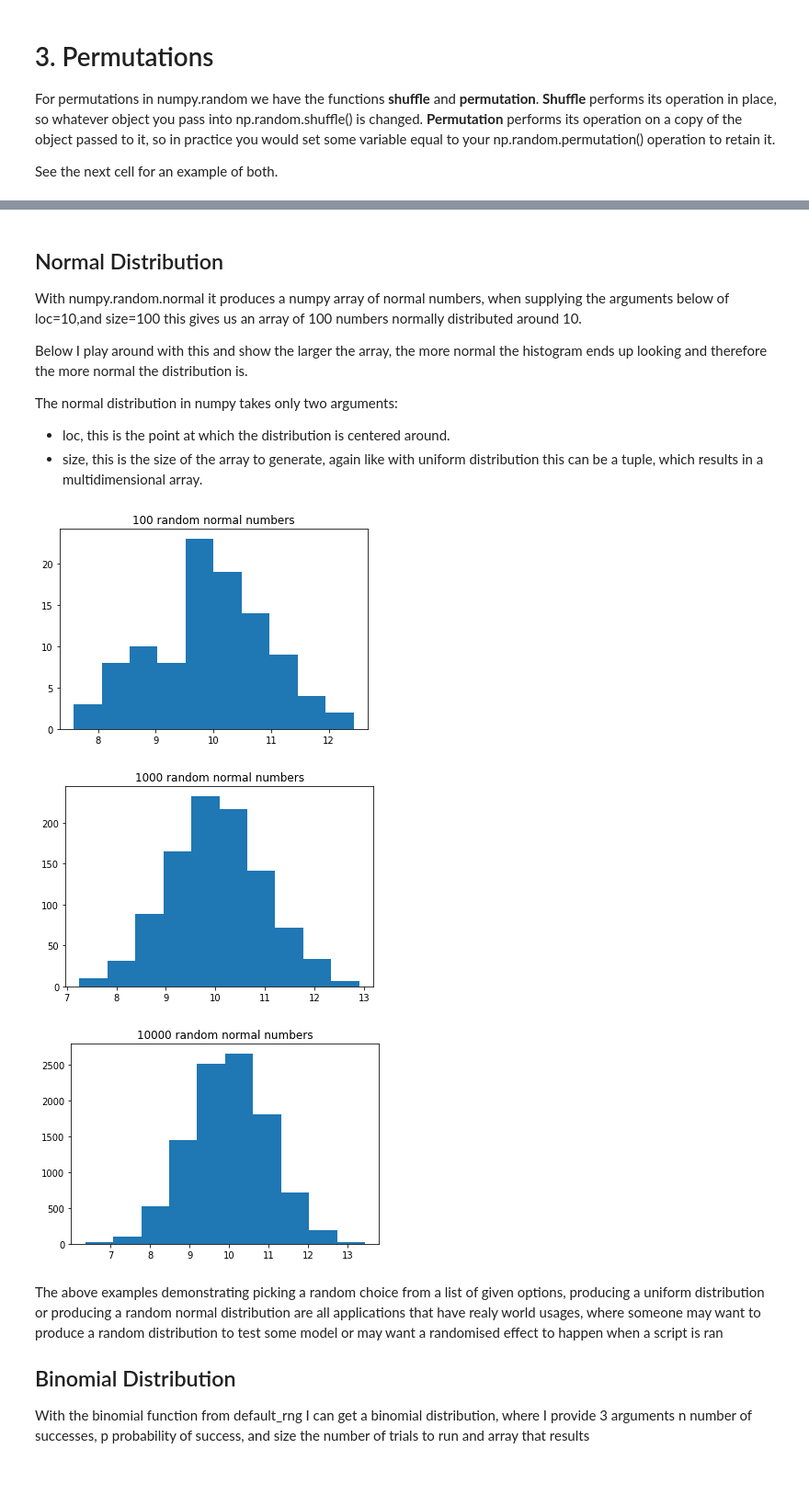
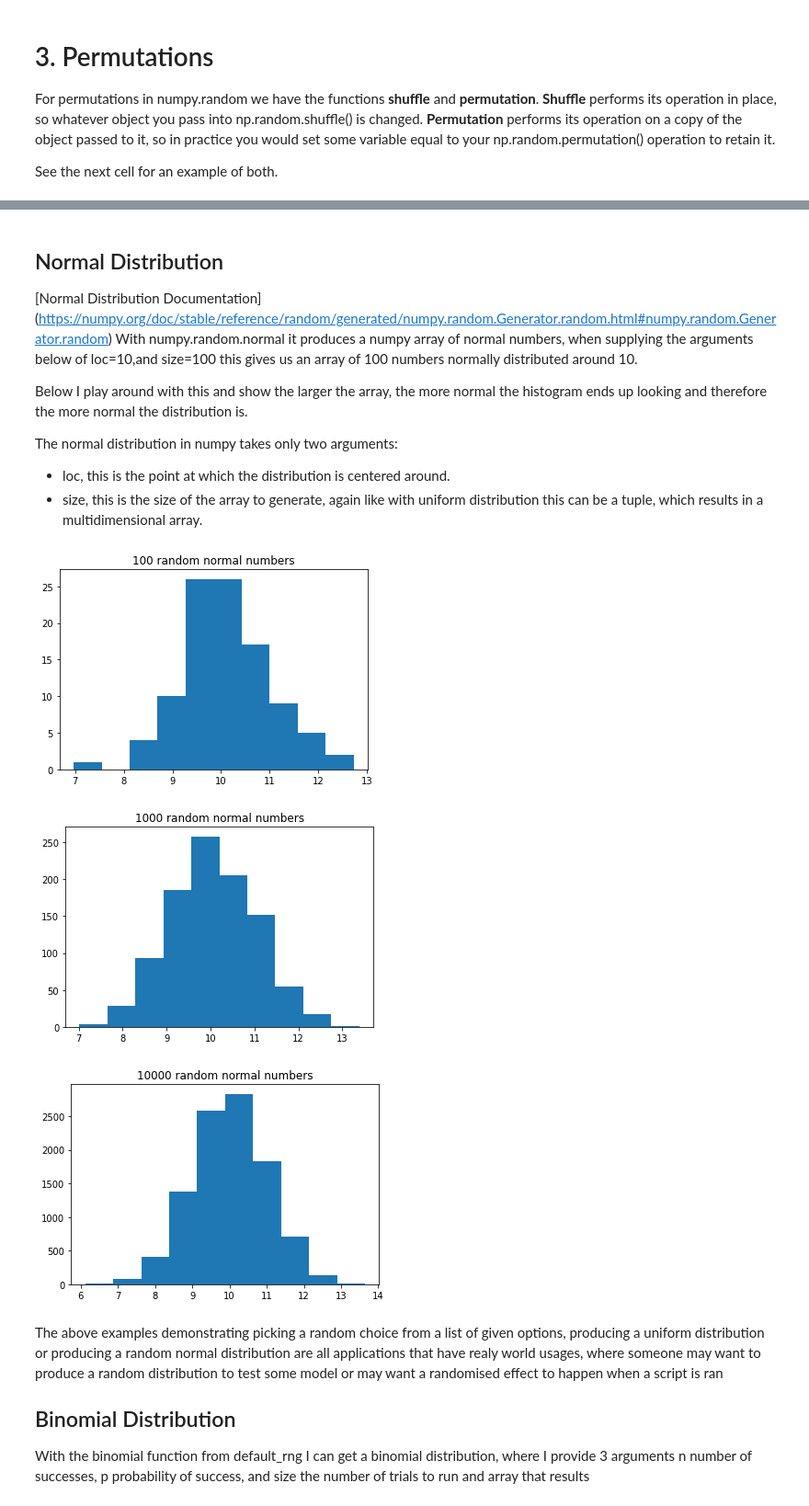
Before and after one commit to itskeithstudent/Programming-for-Data-Analysis-52465-Assignment, a Jupyter notebook: numpy_random.ipynb, the cells around one changed output, grey strips where cells are left out. Shown: that part at 92% size. Drawn from its saved outputs; the diff is of its cells as text; code cells hidden in the pictures; blank space fills up the shorter version.

```diff
--- a/numpy_random.ipynb
+++ b/numpy_random.ipynb
@@ -138,5 +140,7 @@ plt.show()
 # %% [markdown]
 ## Normal Distribution
+[Normal Distribution Documentation]
+(https://numpy.org/doc/stable/reference/random/generated/numpy.random.Generator.random.html#numpy.random.Generator.random)
 With numpy.random.normal it produces a numpy array of normal numbers, when supplying the arguments below of loc=10,and size=100 this gives us an array of 100 numbers normally distributed around 10.
 
 Below I play around with this and show the larger the array, the more normal the histogram ends up looking and therefore the more normal the distribution is.
@@ -146,22 +150,23 @@ The normal distribution in numpy takes only two arguments:
 - size, this is the size of the array to generate, again like with uniform distribution this can be a tuple, which results in a multidimensional array.
 # %%
 # Using matplotlib.pyplot to show histograms showing output from random.uniform with varying size of array
-rand_normal = np.random.normal(loc=10,size=100)
+#rand_normal = np.random.normal(loc=10,size=100)
+rand_normal = rng.normal(loc=10,size=100)
 plt.hist(rand_normal)
 plt.title("100 random normal numbers")
 plt.show()
-rand_normal = np.random.normal(loc=10,size=1000)
+rand_normal = rng.normal(loc=10,size=1000)
 plt.hist(rand_normal)
 plt.title("1000 random normal numbers")
 plt.show()
-rand_normal = np.random.normal(loc=10,size=10000)
+rand_normal = rng.normal(loc=10,size=10000)
 plt.hist(rand_normal)
 plt.title("10000 random normal numbers")
 plt.show()
 # %% [output]
-[figure, old version]
+[figure, new version]
-[figure, old version]
+[figure, new version]
-[figure, old version]
+[figure, new version]
 # %% [markdown]
 The above examples demonstrating picking a random choice from a list of given options, producing a uniform distribution or producing a random normal distribution are all applications that have realy world usages, where someone may want to produce a random distribution to test some model or may want a randomised effect to happen when a script is ran
 
```
Also changed, not shown: parts of 3 cells of this notebook.
